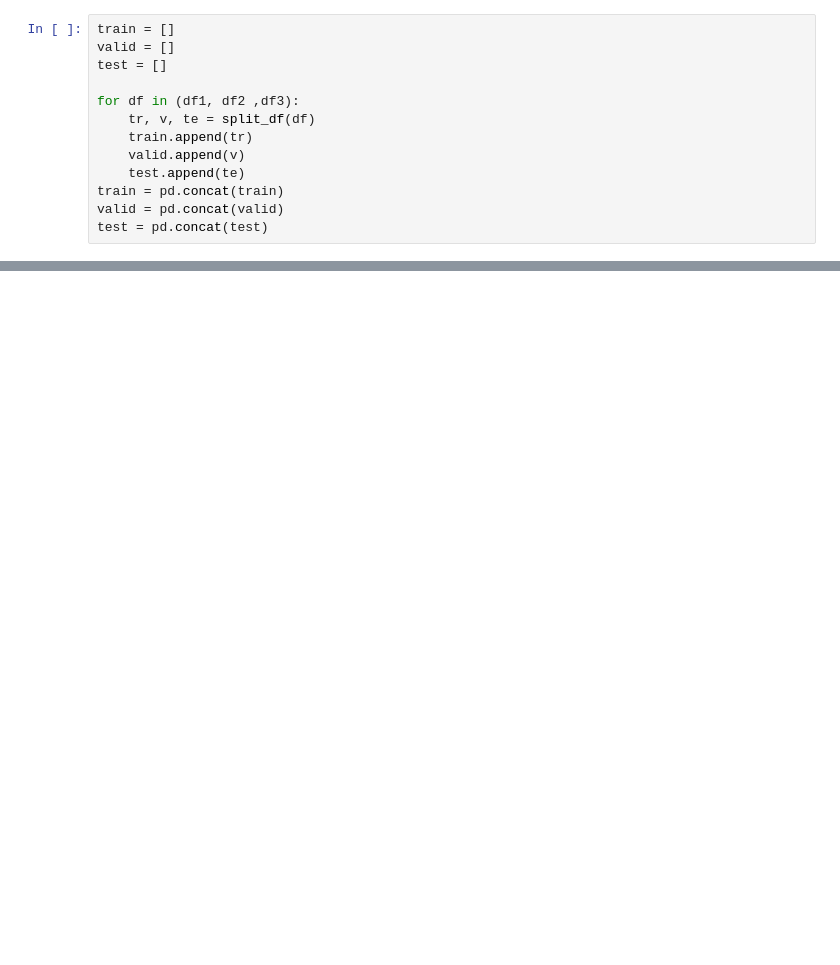
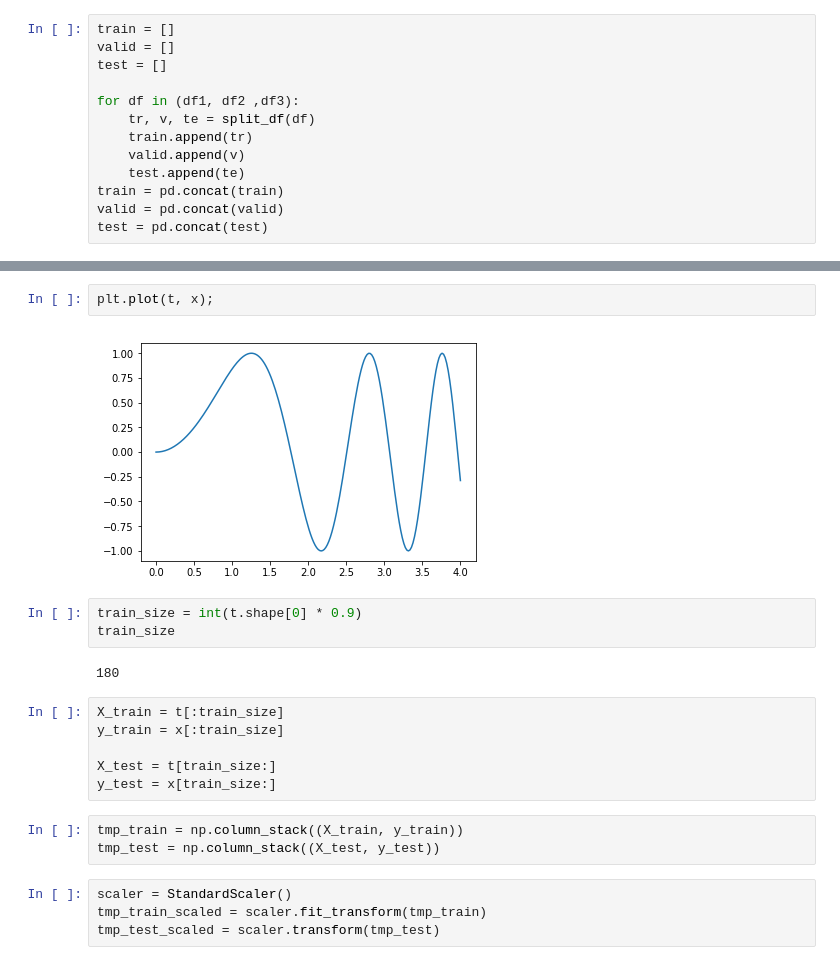
Before and after one commit to UncleDijkstra/mai, a Jupyter notebook: neural/Lw3/Lw3.ipynb, the cells around one changed output, grey strips where cells are left out. Drawn from its saved outputs; the diff is of its cells as text; blank space fills up the shorter version.

```diff
--- a/neural/Lw3/Lw3.ipynb
+++ b/neural/Lw3/Lw3.ipynb
@@ -98,0 +152,22 @@ from sklearn.metrics import accuracy_score
+# %%
+plt.plot(t, x);
+# %% [output]
+[figure, added]
+# %%
+train_size = int(t.shape[0] * 0.9)
+train_size
+# %% [output]
+180
+# %%
+X_train = t[:train_size]
+y_train = x[:train_size]
+
+X_test = t[train_size:]
+y_test = x[train_size:]
+# %%
+tmp_train = np.column_stack((X_train, y_train))
+tmp_test = np.column_stack((X_test, y_test))
+# %%
+scaler = StandardScaler()
+tmp_train_scaled = scaler.fit_transform(tmp_train)
+tmp_test_scaled = scaler.transform(tmp_test)
```
Also changed, not shown: parts of 23 cells of this notebook.
